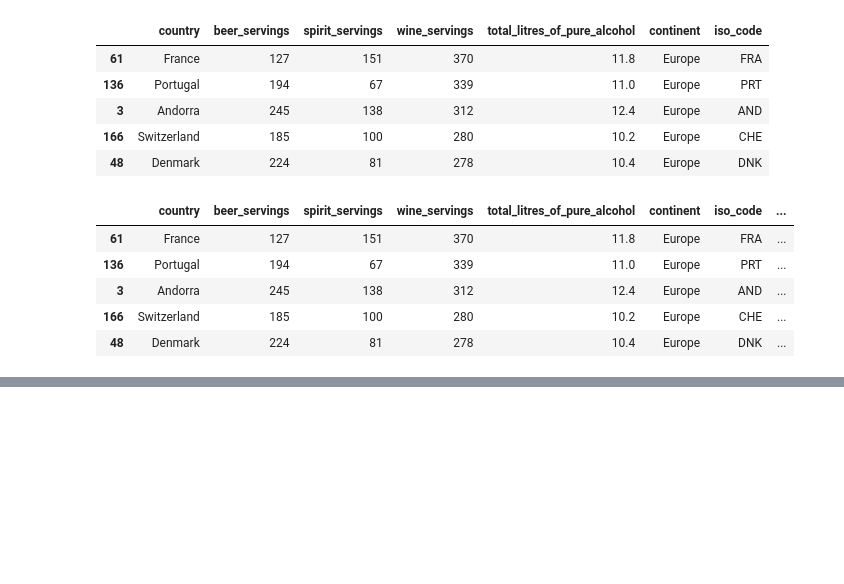
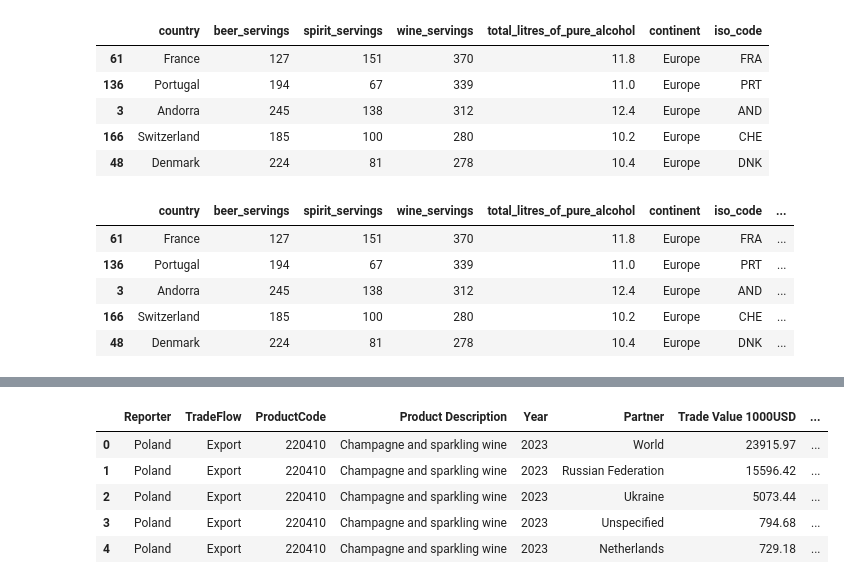
Before and after one commit to ewapastorczak/dataviz, a Jupyter notebook: Exercise_audience_data_preprocess.ipynb, the cells around one changed output, grey strips where cells are left out. Saved outputs shown, nothing was run; the diff lists cells and outputs as text; code cells hidden in the pictures; blank space fills up the shorter version.

```diff
--- a/Exercise_audience_data_preprocess.ipynb
+++ b/Exercise_audience_data_preprocess.ipynb
@@ -130,0 +147,11 @@ alcohol.head()
+# %%
+export_data=pd.read_excel('/content/Wine_export.xlsx')
+export_data.head()
+#export_data.describe(include='all')
+# %% [output]
+|  | Reporter | TradeFlow | ProductCode | Product Description | Year | Partner | Trade Value 1000USD | ... |
+| 0 | Poland | Export | 220410 | Champagne and sparkling wine | 2023 | World | 23915.97 | ... |
+| 1 | Poland | Export | 220410 | Champagne and sparkling wine | 2023 | Russian Federation | 15596.42 | ... |
+| 2 | Poland | Export | 220410 | Champagne and sparkling wine | 2023 | Ukraine | 5073.44 | ... |
+| 3 | Poland | Export | 220410 | Champagne and sparkling wine | 2023 | Unspecified | 794.68 | ... |
+| 4 | Poland | Export | 220410 | Champagne and sparkling wine | 2023 | Netherlands | 729.18 | ... |
```
Also changed, not shown: parts of 4 cells of this notebook.
